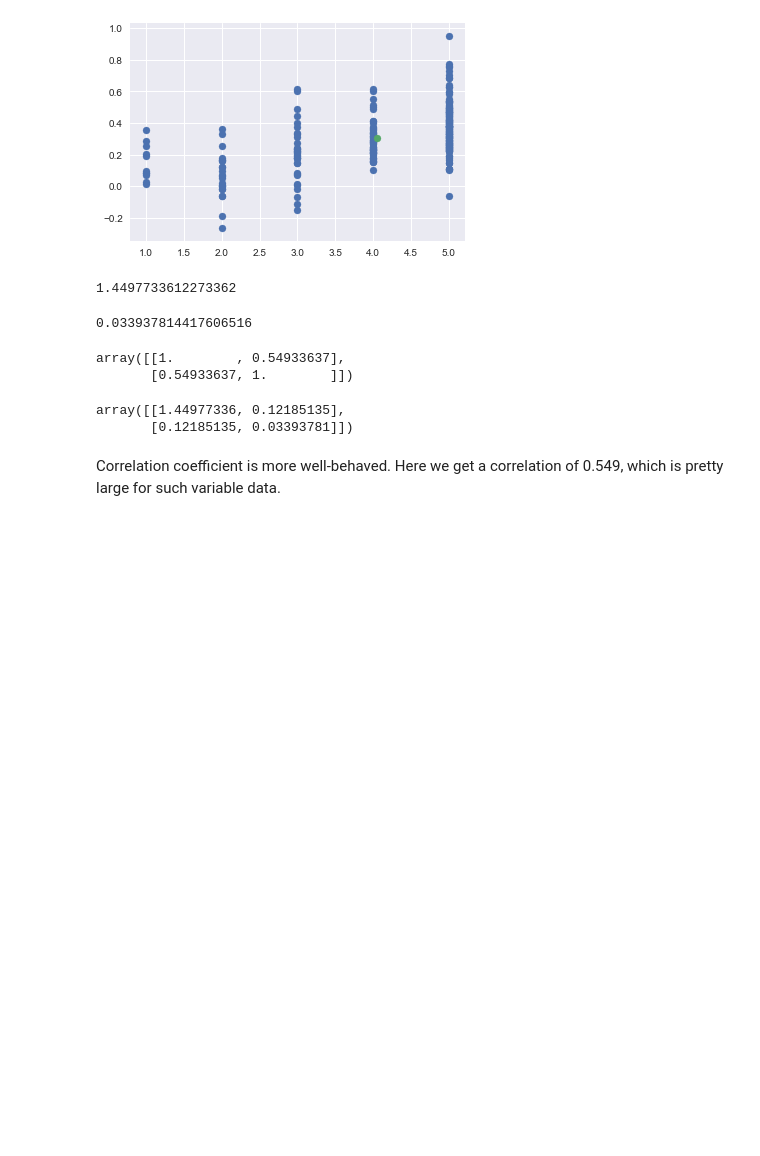
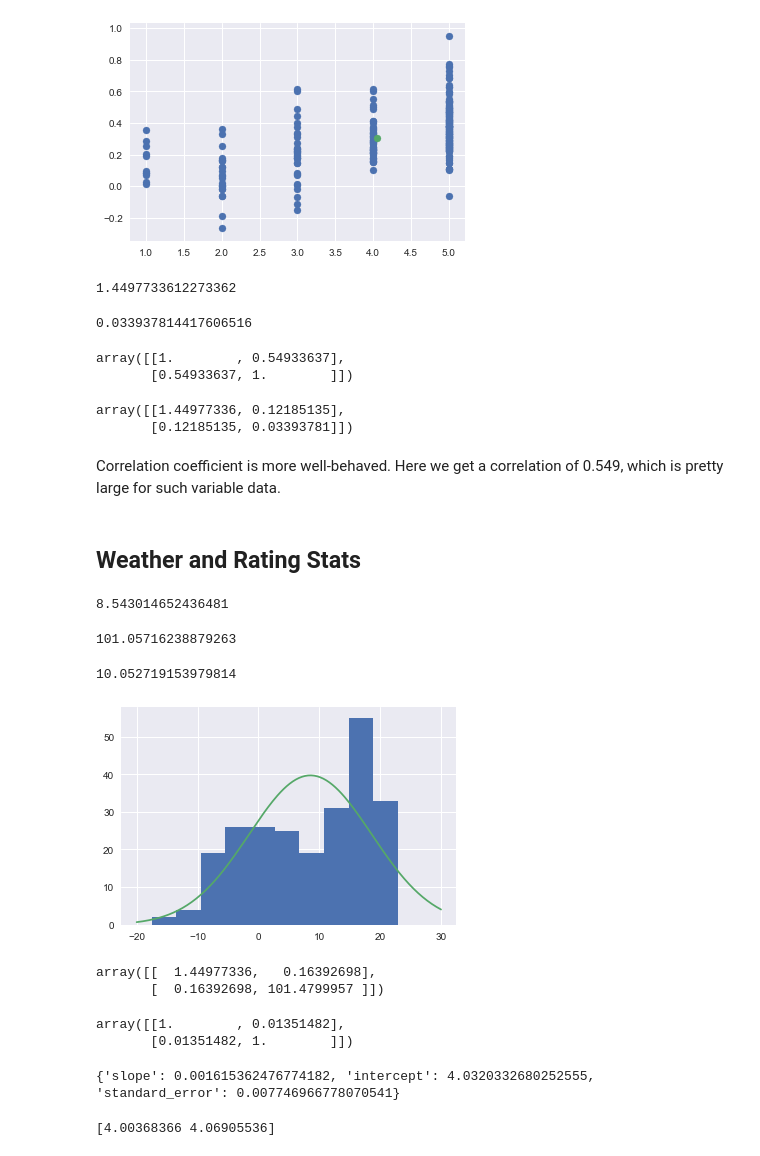
Before and after one commit to JunanQu/YELP-, a Jupyter notebook: 2950_final-2.ipynb, the cells around one changed output. Cells and saved outputs as stored; diff of their text form; code cells hidden in the pictures; blank space fills up the shorter version.

```diff
--- a/2950_final-2.ipynb
+++ b/2950_final-2.ipynb
@@ -207,0 +196,3 @@ plt.show()
+# %%
+for x in new_df_dict:
+    print(x)
@@ -207,0 +226,12 @@ plt.show()
+# %%
+temp_lst=[]
+for date in yelp_data['Date']:
+    switch = True
+    for x in new_df_dict:
+        if x[0] == date:
+            temp_lst.append(x[1])
+            switch = False
+    if switch:
+        temp_lst.append(x[1])
+# %%
+yelp_data["Temp"] = [x for x in temp_lst]
@@ -283,3 +333,36 @@ array([[1.44977336, 0.12185135],
        [0.12185135, 0.03393781]])
 # %% [markdown]
 Correlation coefficient is more well-behaved. Here we get a correlation of 0.549, which is pretty large for such variable data.
+# %% [markdown]
+## Weather and Rating Stats
+# %%
+temp = np.array(yelp_data['Temp'])
+# %%
+temp.mean()
+# %% [output]
+8.543014652436481
+# %%
+temp.var()
+# %% [output]
+101.05716238879263
+# %%
+temp.std()
+# %% [output]
+10.052719153979814
+# %%
+x = np.linspace(-20, 30, 200)
+plt.hist(temp)
+plt.plot(x, 1000*normal(x, 8.54, 10.0527))
+plt.show()
+# %% [output]
+[figure, added]
+# %%
+np.cov(yelp_data['Rating'],yelp_data['Temp'])
+# %% [output]
+array([[  1.44977336,   0.16392698],
+       [  0.16392698, 101.4799957 ]])
+# %%
+np.corrcoef(yelp_data['Rating'],yelp_data['Temp'])
+# %% [output]
+array([[1.        , 0.01351482],
+       [0.01351482, 1.        ]])
@@ -285,0 +387,10 @@ Correlation coefficient is more well-behaved. Here we get a correlation of 0.549
+# %%
+model = get_linear_model(temp, yelp_raings)
+print(model)
+# %% [output]
+{'slope': 0.001615362476774182, 'intercept': 4.0320332680252555, 'standard_error': 0.007746966778070541}
+# %%
+x_extent = np.array([temp.min(), temp.max()])
+print(predict(x_extent, model))
+# %% [output]
+[4.00368366 4.06905536]
```
Also changed, not shown: parts of 28 cells of this notebook, 1 other file.
